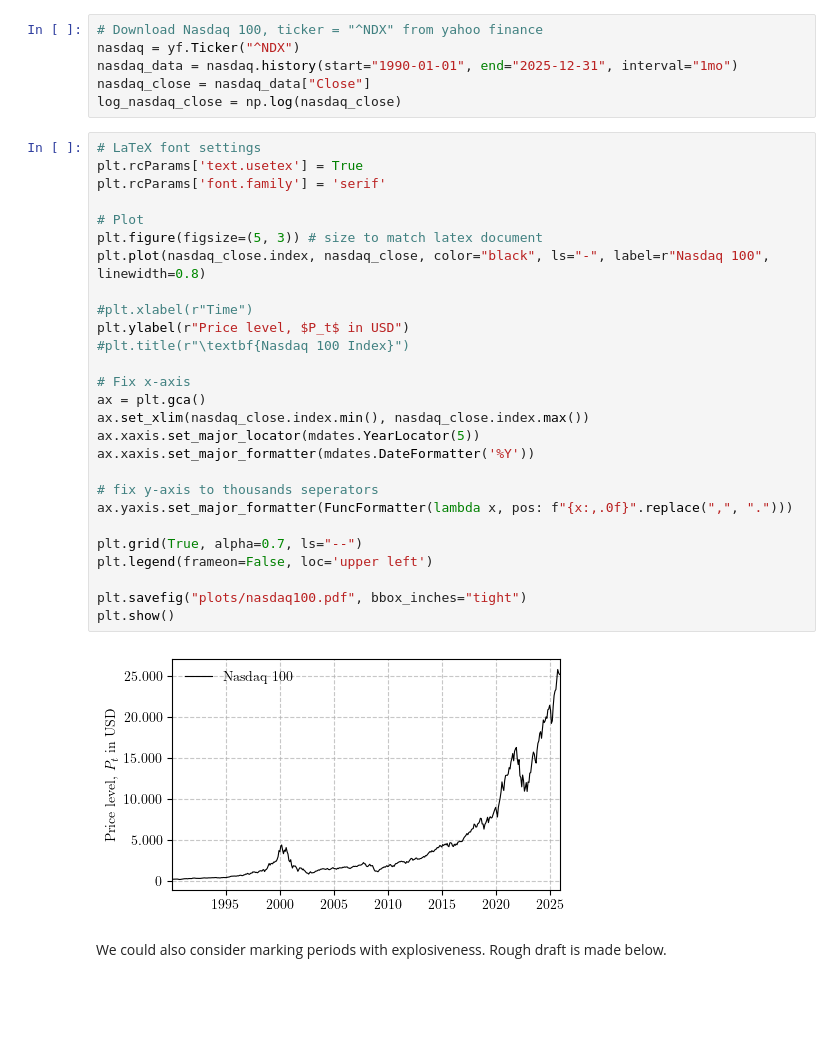
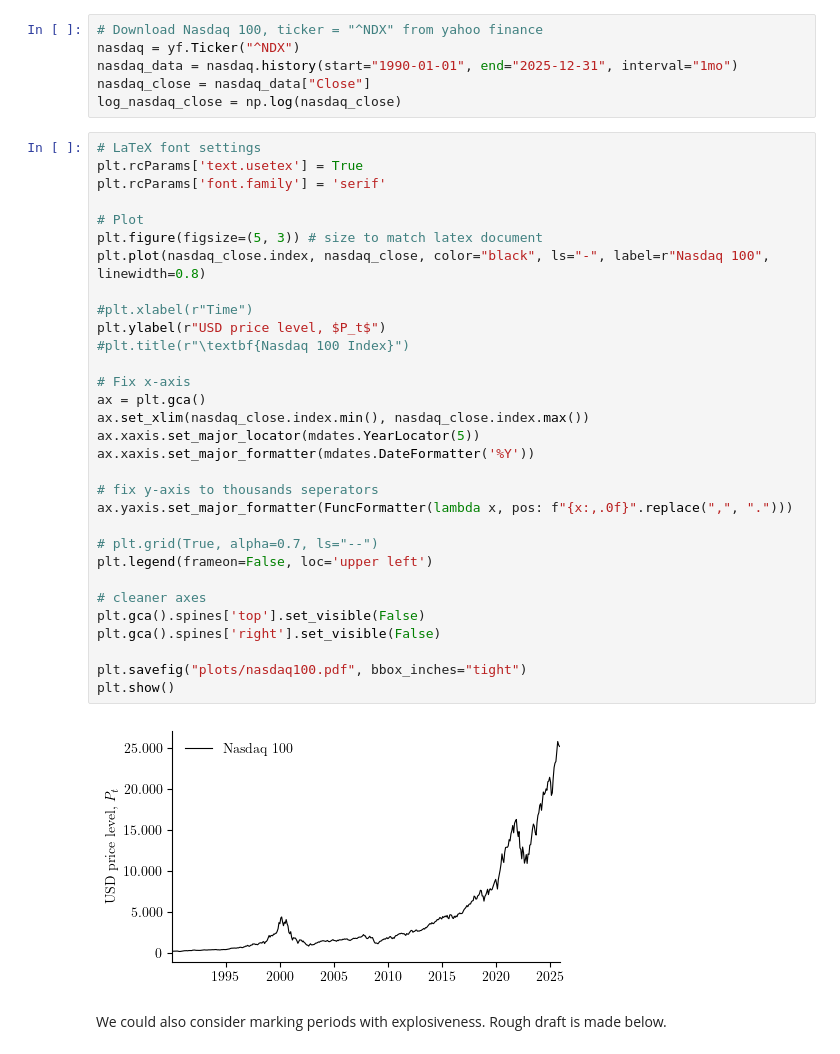
Before and after one commit to emilfriis/Bachelor, a Jupyter notebook: empirical/nasdaq100/nasdaq100.ipynb, the cells around one changed output. Saved outputs shown, nothing was run; the diff lists cells and outputs as text; blank space fills up the shorter version.

```diff
--- a/empirical/nasdaq100/nasdaq100.ipynb
+++ b/empirical/nasdaq100/nasdaq100.ipynb
@@ -27,32 +24,36 @@ log_nasdaq_close = np.log(nasdaq_close)
 # %%
 # LaTeX font settings
 plt.rcParams['text.usetex'] = True
 plt.rcParams['font.family'] = 'serif'
 
 # Plot
 plt.figure(figsize=(5, 3)) # size to match latex document
 plt.plot(nasdaq_close.index, nasdaq_close, color="black", ls="-", label=r"Nasdaq 100", linewidth=0.8)
 
 #plt.xlabel(r"Time")
-plt.ylabel(r"Price level, $P_t$ in USD")
+plt.ylabel(r"USD price level, $P_t$")
 #plt.title(r"\textbf{Nasdaq 100 Index}")
 
 # Fix x-axis
 ax = plt.gca()
 ax.set_xlim(nasdaq_close.index.min(), nasdaq_close.index.max())
 ax.xaxis.set_major_locator(mdates.YearLocator(5))
 ax.xaxis.set_major_formatter(mdates.DateFormatter('%Y'))
 
 # fix y-axis to thousands seperators
 ax.yaxis.set_major_formatter(FuncFormatter(lambda x, pos: f"{x:,.0f}".replace(",", ".")))
 
-plt.grid(True, alpha=0.7, ls="--")
+# plt.grid(True, alpha=0.7, ls="--")
 plt.legend(frameon=False, loc='upper left')
+
+# cleaner axes
+plt.gca().spines['top'].set_visible(False)
+plt.gca().spines['right'].set_visible(False)
 
 plt.savefig("plots/nasdaq100.pdf", bbox_inches="tight")
 plt.show()
 # %% [output]
-[figure, old version]
+[figure, new version]
 # %% [markdown]
 We could also consider marking periods with explosiveness. Rough draft is made below.
 # %%
```
Also changed, not shown: parts of 1 cell of this notebook, 6 other files.
